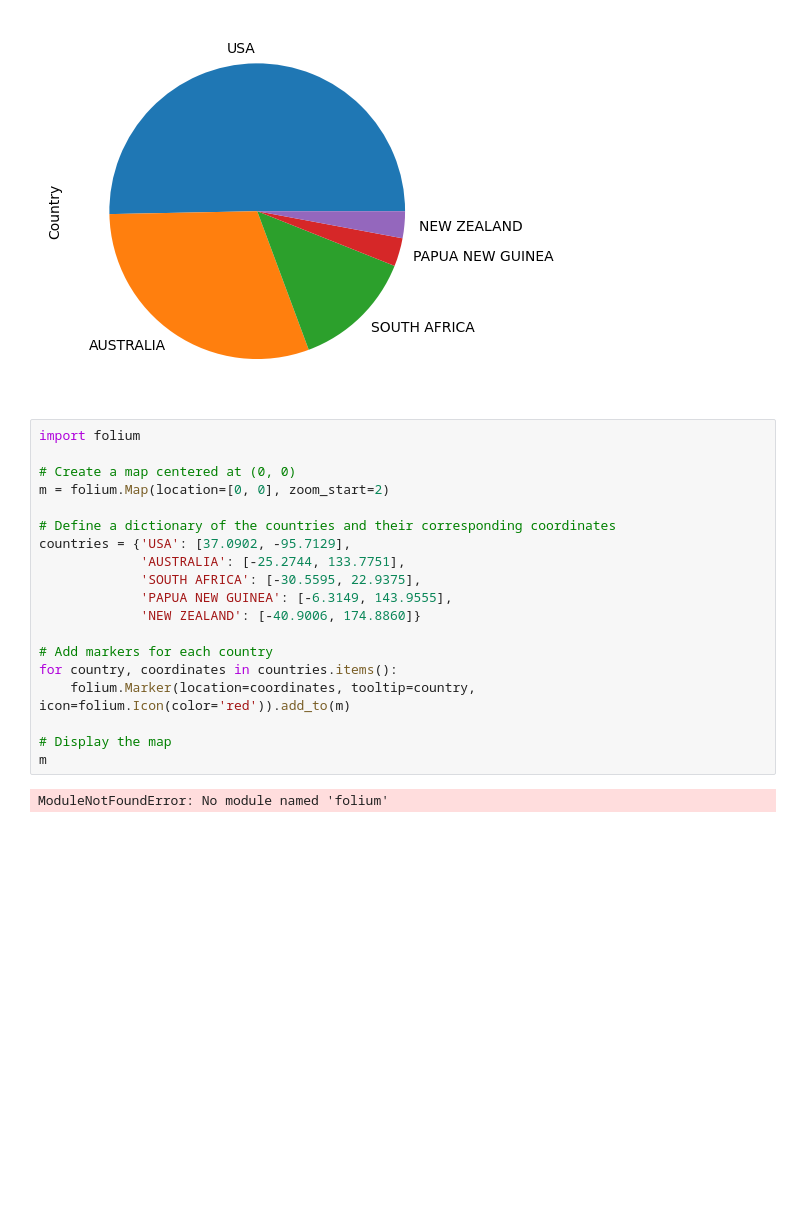
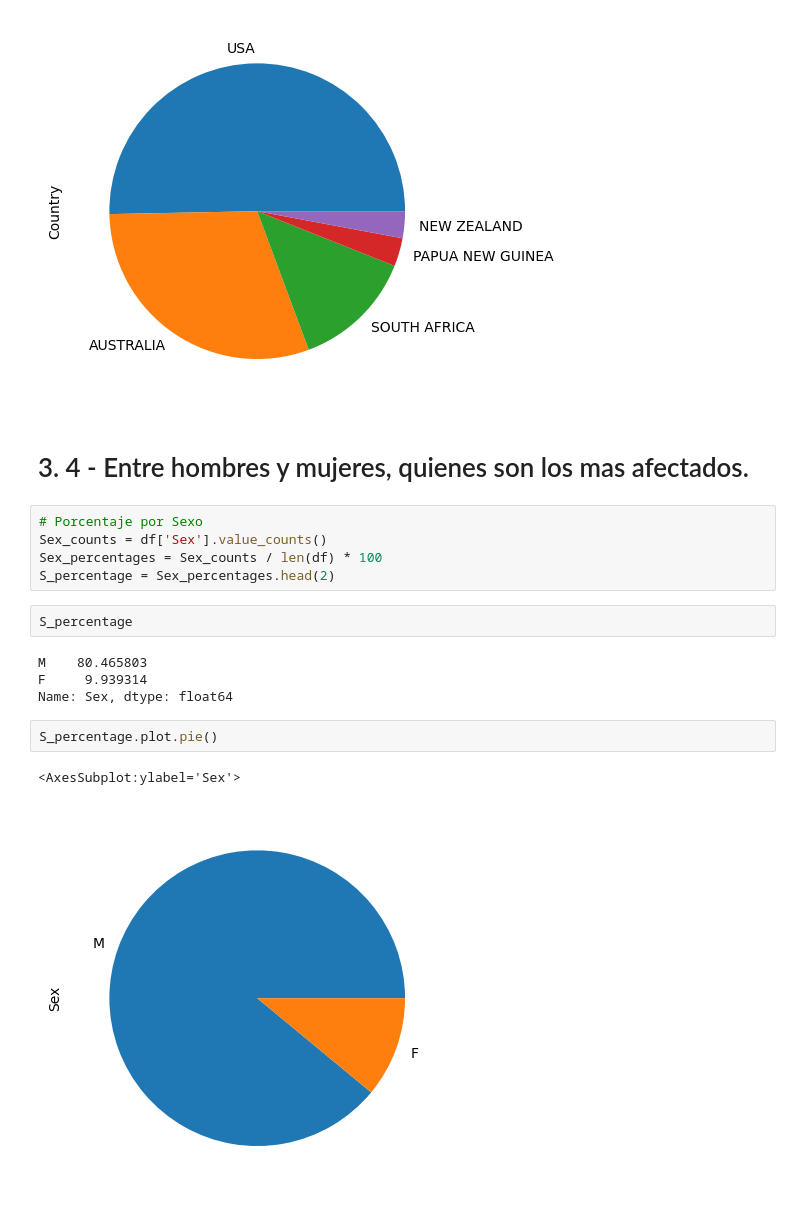
Before and after one commit to JesusGuardiaRamirez/Proyecto_Sharks-DataCleaning, a Jupyter notebook: ULTIMO SHARK.ipynb, the cells around one changed output. Saved outputs shown, nothing was run; the diff lists cells and outputs as text; blank space fills up the shorter version.

```diff
--- a/ULTIMO SHARK.ipynb
+++ b/ULTIMO SHARK.ipynb
@@ -280,24 +276,21 @@ top_5_country.plot.pie()
 # %% [output]
 <AxesSubplot:ylabel='Country'>
 [figure]
-# %%
-import folium
-
-# Create a map centered at (0, 0)
-m = folium.Map(location=[0, 0], zoom_start=2)
-
-# Define a dictionary of the countries and their corresponding coordinates
-countries = {'USA': [37.0902, -95.7129],
-             'AUSTRALIA': [-25.2744, 133.7751],
-             'SOUTH AFRICA': [-30.5595, 22.9375],
-             'PAPUA NEW GUINEA': [-6.3149, 143.9555],
-             'NEW ZEALAND': [-40.9006, 174.8860]}
-
-# Add markers for each country
-for country, coordinates in countries.items():
-    folium.Marker(location=coordinates, tooltip=country, icon=folium.Icon(color='red')).add_to(m)
-
-# Display the map
-m
-# %% [output]
-ModuleNotFoundError: No module named 'folium'
+# %% [markdown]
+# 3. 4 - Entre hombres y mujeres, quienes son los mas afectados.
+# %%
+# Porcentaje por Sexo
+Sex_counts = df['Sex'].value_counts()
+Sex_percentages = Sex_counts / len(df) * 100
+S_percentage = Sex_percentages.head(2)
+# %%
+S_percentage
+# %% [output]
+M    80.465803
+F     9.939314
+Name: Sex, dtype: float64
+# %%
+S_percentage.plot.pie()
+# %% [output]
+<AxesSubplot:ylabel='Sex'>
+[figure, added]
```
Also changed, not shown: parts of 2 cells of this notebook, 1 other file.
